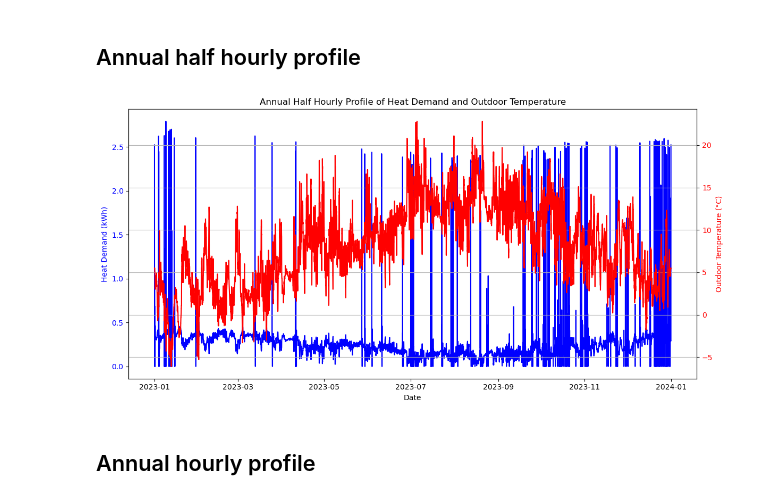
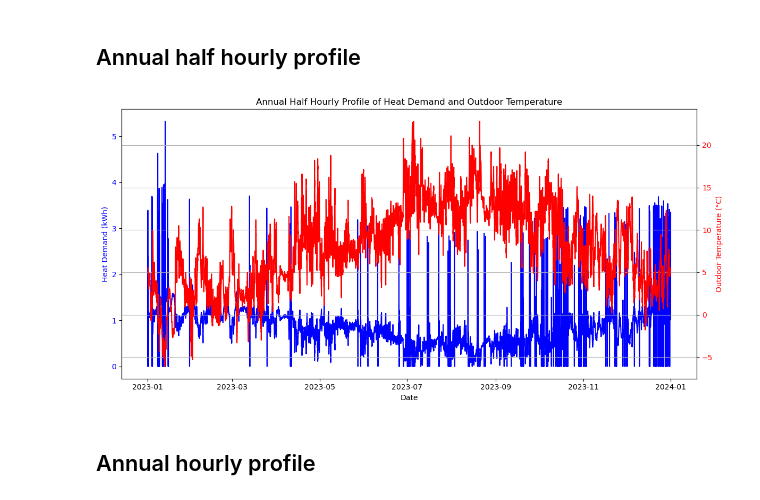
Before and after one commit to Qiuyi-Hong/Rule-Based-Control, a Jupyter notebook: price_based_control.ipynb, the cells around one changed output. Cells and saved outputs as stored; diff of their text form; code cells hidden in the pictures.

```diff
--- a/price_based_control.ipynb
+++ b/price_based_control.ipynb
@@ -33,7 +33,7 @@ desired_indoor_temp_high = 22.0  # Desired indoor temperature in °C
 delta_t = 0.5
 
 # Heat loss coefficient
-K_SH = 0.02
+K_SH = 0.07
 
 # Building conditions
 rho_in = 1.2041  # Air density in kg/m^3
@@ -138,27 +141,27 @@ simulation_data.head()
 # %%
 # Plotting
 fig, ax1 = plt.subplots(figsize=(12, 6))
 
-# Plot Heating Demand on the first y-axis
-ax1.plot(simulation_data.index, simulation_data['Heat Demand (kWh)'], label='Hourly Heating Demand', color='blue')
+# Plot Heat Demand on the first y-axis
+ax1.plot(simulation_data.index, simulation_data['Heat Demand (kWh)'], label='Half Hourly Heat Demand', color='blue')
 ax1.set_xlabel('Date')
 ax1.set_ylabel('Heat Demand (kWh)', color='blue')
 ax1.tick_params(axis='y', labelcolor='blue')
 
 # Create a second y-axis
 ax2 = ax1.twinx()
-ax2.plot(simulation_data.index, simulation_data['Outdoor Temperature (°C)'], label='Hourly Temperature', color='red')
+ax2.plot(simulation_data.index, simulation_data['Outdoor Temperature (°C)'], label='Half Hourly Temperature', color='red')
 ax2.set_ylabel('Outdoor Temperature (°C)', color='red')
 ax2.tick_params(axis='y', labelcolor='red')
 
 # Title and grid
 plt.title('Annual Half Hourly Profile of Heat Demand and Outdoor Temperature')
 fig.tight_layout()
 plt.grid()
 plt.savefig('./figures/annual_half_hourly_profile_price.pdf')
 plt.show()
 # %% [output]
-[figure, old version]
+[figure, new version]
 # %% [markdown]
 ## Annual hourly profile
 # %%
```
Also changed, not shown: parts of 9 cells of this notebook, 49 other files.
